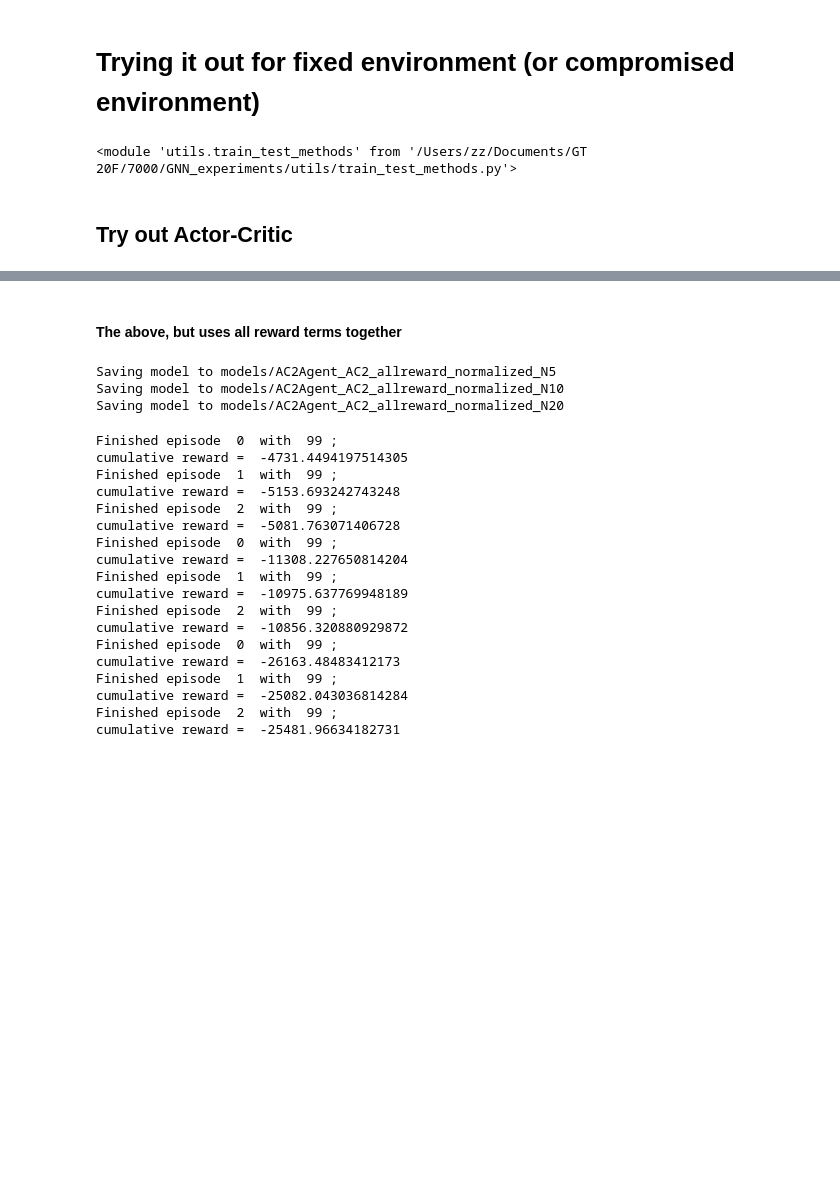
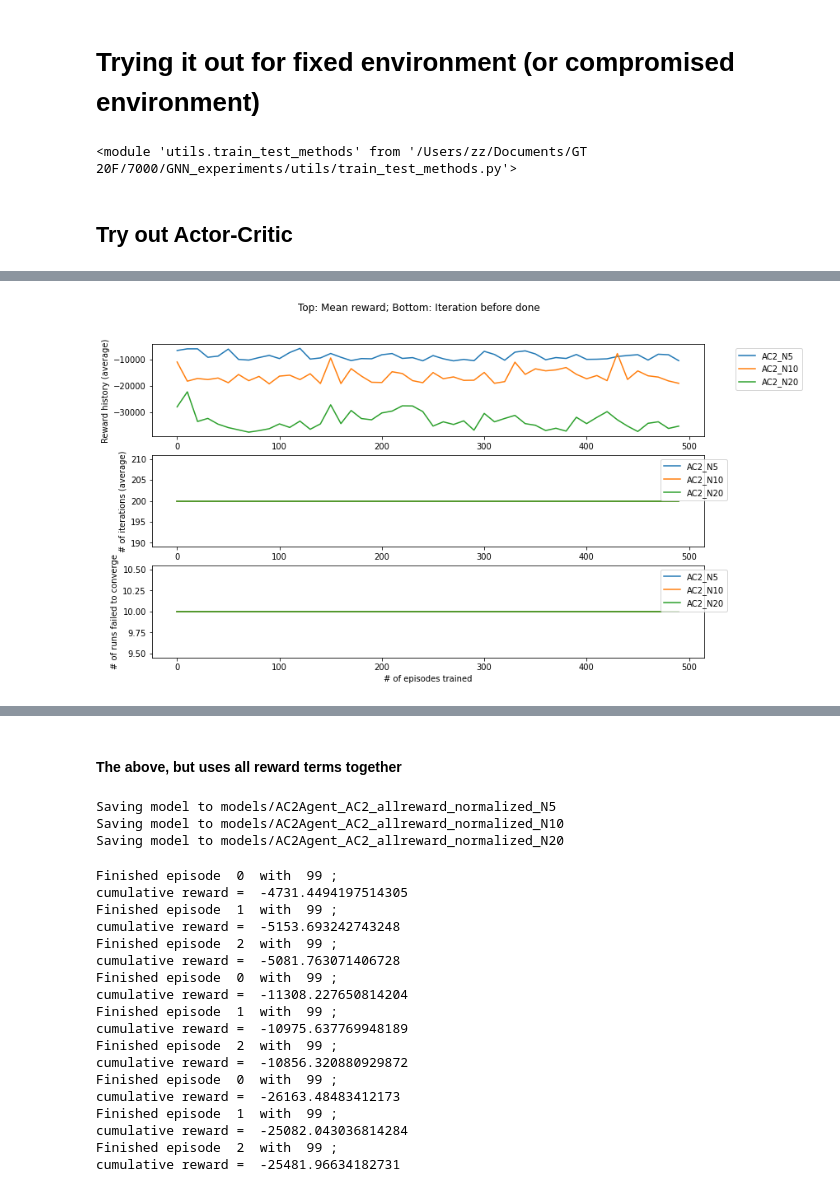
Before and after one commit to zhzhang2018/NN_MARL_experiments, a Jupyter notebook: consensus1207.ipynb, the cells around one changed output, grey strips where cells are left out. Drawn from its saved outputs; the diff is of its cells as text; code cells hidden in the pictures; blank space fills up the shorter version.

Commit message:
Modes for AC2 and AC3

```diff
--- a/consensus1207.ipynb
+++ b/consensus1207.ipynb
@@ -66,14 +66,17 @@ from utils.agents import *
 from utils.plotting import *
 from utils.train_test_methods import *
 
-num_episode=500#500
+num_episode=250#500
 test_interval=10#0
 num_test=10#50
 num_iteration=200
 BATCH_SIZE=64#128
+save_sim_intv=50
 debug=False
 num_sample=50
 seed=22222
+hidden=32
+action_space=[-1,1]
 
 # rand_mode = NO_RAND
 rand_mode = GAUSS_RAND
@@ -84,25 +87,32 @@ for N_ in N_list:
     env_list.append(
         gym.make('ConsensusEnv:ConsensusContEnv-v0', N=N_, dt=0.1, Delta=0.05,
               input_type=input_type, observe_type=observe_type, observe_action=O_ACTION, reward_mode=DIST_REWARD,
+                 uses_boundary=False,
                  boundary_policy=SOFT_PENALTY, finish_reward_policy=REWARD_IF_CONSENSUS
         ).unwrapped
     )
 
 AC2_list = []
-for i,N_ in enumerate(N_list[:4]):
+for i,N_ in enumerate(N_list):
     AC2_list.append(
         AC2Agent(device, N_, env_list[i].nf, env_list[i].na, hidden, rand_modeA=rand_mode,
-                 learning_rateA=0.01, learning_rateC=0.02)
+                 learning_rateA=0.01, learning_rateC=0.02, mode=1208)
     )
+
+sim_fnames = ['AC2_dist_reward_posGauss_fixed0_m1208_N{0}'.format(N_) for N_ in N_list]
 
 AC2_hist = []
 AC2_loss = []
-for i,N_ in enumerate(N_list[:4]):
+for i,N_ in enumerate(N_list):
     AC2_loss.append([])
     AC2_hist.append(
         train(AC2_list[i], env_list[i],
               num_episode=num_episode, test_interval=test_interval, num_test=num_test, num_iteration=num_iteration,
               BATCH_SIZE=BATCH_SIZE, num_sample=num_sample, action_space=[-1,1], debug=debug,
-              update_mode=UPDATE_PER_ITERATION, reward_mode=FUTURE_REWARD_YES_NORMALIZE, loss_history=AC2_loss[i])
+#               update_mode=UPDATE_PER_ITERATION, reward_mode=FUTURE_REWARD_YES_NORMALIZE,
+              update_mode=UPDATE_PER_EPISODE, reward_mode=FUTURE_REWARD_YES|FUTURE_REWARD_NORMALIZE,
+              loss_history=AC2_loss[i],
+              save_sim_intv=save_sim_intv, save_sim_fnames=[sim_fnames[i]],
+              imdir='screencaps/', useVid=False)
     )
     print("Finished training env with {0} agents for AC".format(N_))
@@ -114,7 +144,7 @@ num_test=10#50
 num_iteration=200
 N_list = [5,10,20]
 
-for i,N_ in enumerate(N_list[:4]):
+for i,N_ in enumerate(N_list):
 #     AC2_list[i].optimizerA.learning_rate = 0.05
 #     AC2_list[i].optimizerC.learning_rate = 0.08
     AC2_hist[i] += train(AC2_list[i], env_list[i],
@@ -123,17 +153,19 @@ for i,N_ in enumerate(N_list[:4]):
               update_mode=UPDATE_PER_ITERATION, reward_mode=FUTURE_REWARD_YES_NORMALIZE, loss_history=AC2_loss[i])
     print("Finished training env with {0} agents for AC".format(N_))
 
-for i,N_ in enumerate(N_list[:4]):
+for i,N_ in enumerate(N_list):
     AC2_test_hist[i] += plot_test(AC2_list[i], env_list[i], fnames=['']*num_test,
             num_iteration=num_iteration, action_space=action_space, imdir='screencaps/',debug=debug)
     print("Finished testnig env with {0} agents for AC".format(N_))
 # %%
 reload(utils.plotting)
 from utils.plotting import *
 skip = 1
 plot_reward_hist([h[::skip] for h in AC2_hist], test_interval*skip,
-                 ['AC2_N{0}'.format(N_) for N_ in N_list[:4]],
-                 log=False, num_iteration=num_iteration, N_list=([1 for N in N_list[:4]]), bar=False)
+                 ['AC2_N{0}'.format(N_) for N_ in N_list],
+                 log=False, num_iteration=num_iteration, N_list=([1 for N in N_list]), bar=False)
+# %% [output]
+[figure, added]
 # %%
 # Plot loss per # of agent
 skip=1
```
Also changed, not shown: parts of 20 cells of this notebook, 7 other files.
